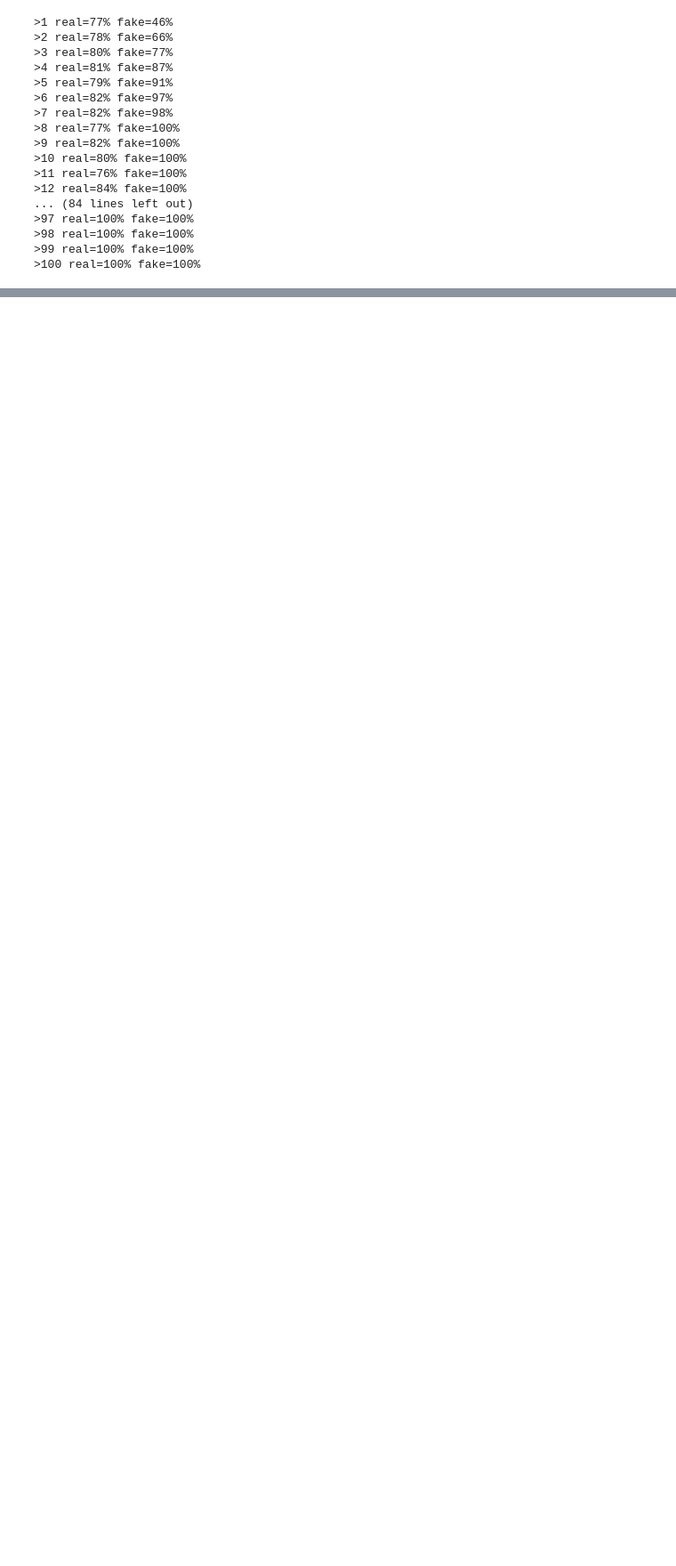
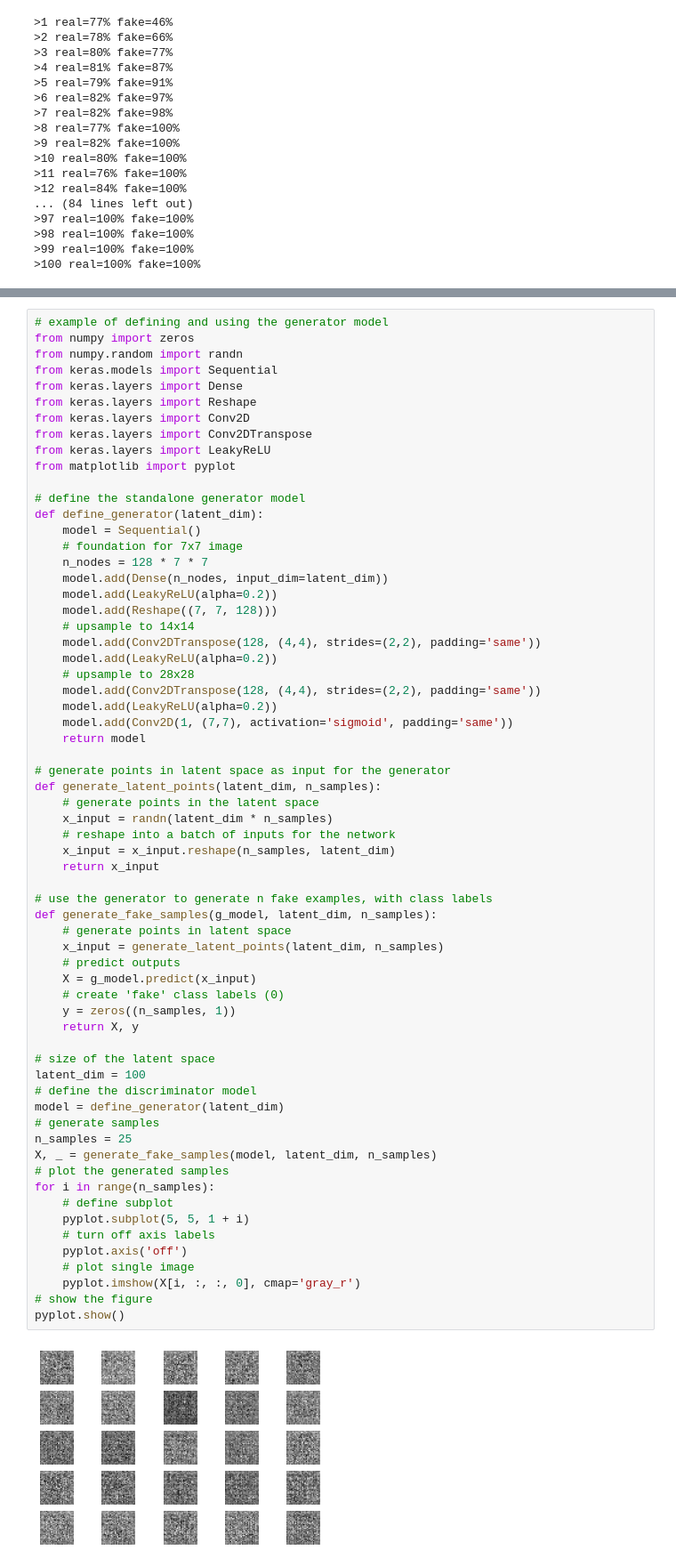
Before and after one commit to gbourzikas/DS7335_ML2, a Jupyter notebook: GAN_Fun.ipynb, the cells around one changed output, grey strips where cells are left out. Shown: that part at 89% size. Cells and saved outputs as stored; diff of their text form; blank space fills up the shorter version.

```diff
--- a/GAN_Fun.ipynb
+++ b/GAN_Fun.ipynb
@@ -1062,0 +1061,66 @@ NameError: ignored
+# %%
+# example of defining and using the generator model
+from numpy import zeros
+from numpy.random import randn
+from keras.models import Sequential
+from keras.layers import Dense
+from keras.layers import Reshape
+from keras.layers import Conv2D
+from keras.layers import Conv2DTranspose
+from keras.layers import LeakyReLU
+from matplotlib import pyplot
+
+# define the standalone generator model
+def define_generator(latent_dim):
+	model = Sequential()
+	# foundation for 7x7 image
+	n_nodes = 128 * 7 * 7
+	model.add(Dense(n_nodes, input_dim=latent_dim))
+	model.add(LeakyReLU(alpha=0.2))
+	model.add(Reshape((7, 7, 128)))
+	# upsample to 14x14
+	model.add(Conv2DTranspose(128, (4,4), strides=(2,2), padding='same'))
+	model.add(LeakyReLU(alpha=0.2))
+	# upsample to 28x28
+	model.add(Conv2DTranspose(128, (4,4), strides=(2,2), padding='same'))
+	model.add(LeakyReLU(alpha=0.2))
+	model.add(Conv2D(1, (7,7), activation='sigmoid', padding='same'))
+	return model
+
+# generate points in latent space as input for the generator
+def generate_latent_points(latent_dim, n_samples):
+	# generate points in the latent space
+	x_input = randn(latent_dim * n_samples)
+	# reshape into a batch of inputs for the network
+	x_input = x_input.reshape(n_samples, latent_dim)
+	return x_input
+
+# use the generator to generate n fake examples, with class labels
+def generate_fake_samples(g_model, latent_dim, n_samples):
+	# generate points in latent space
+	x_input = generate_latent_points(latent_dim, n_samples)
+	# predict outputs
+	X = g_model.predict(x_input)
+	# create 'fake' class labels (0)
+	y = zeros((n_samples, 1))
+	return X, y
+
+# size of the latent space
+latent_dim = 100
+# define the discriminator model
+model = define_generator(latent_dim)
+# generate samples
+n_samples = 25
+X, _ = generate_fake_samples(model, latent_dim, n_samples)
+# plot the generated samples
+for i in range(n_samples):
+	# define subplot
+	pyplot.subplot(5, 5, 1 + i)
+	# turn off axis labels
+	pyplot.axis('off')
+	# plot single image
+	pyplot.imshow(X[i, :, :, 0], cmap='gray_r')
+# show the figure
+pyplot.show()
+# %% [output]
+[figure, added]
```
Also changed, not shown: parts of 7 cells of this notebook.
